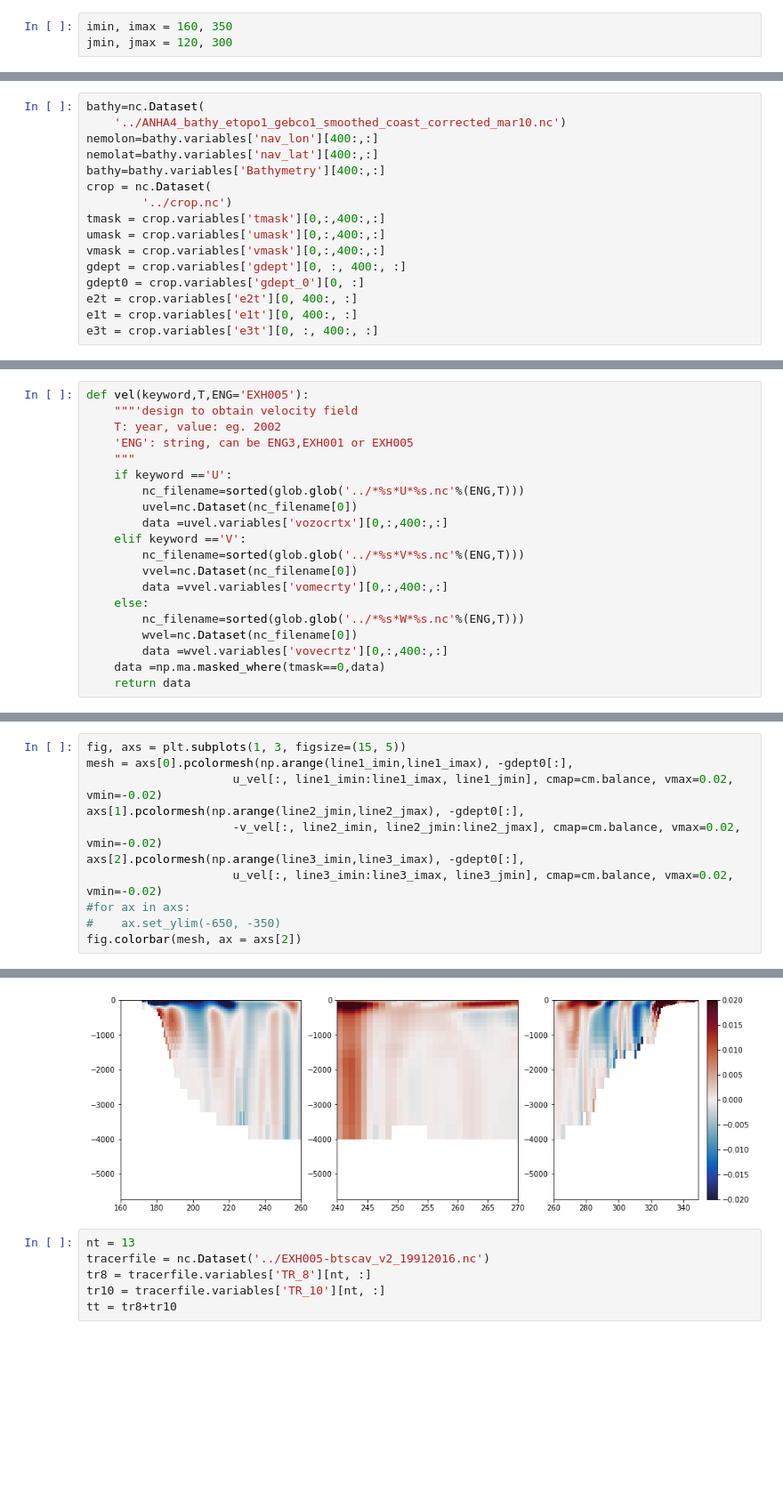
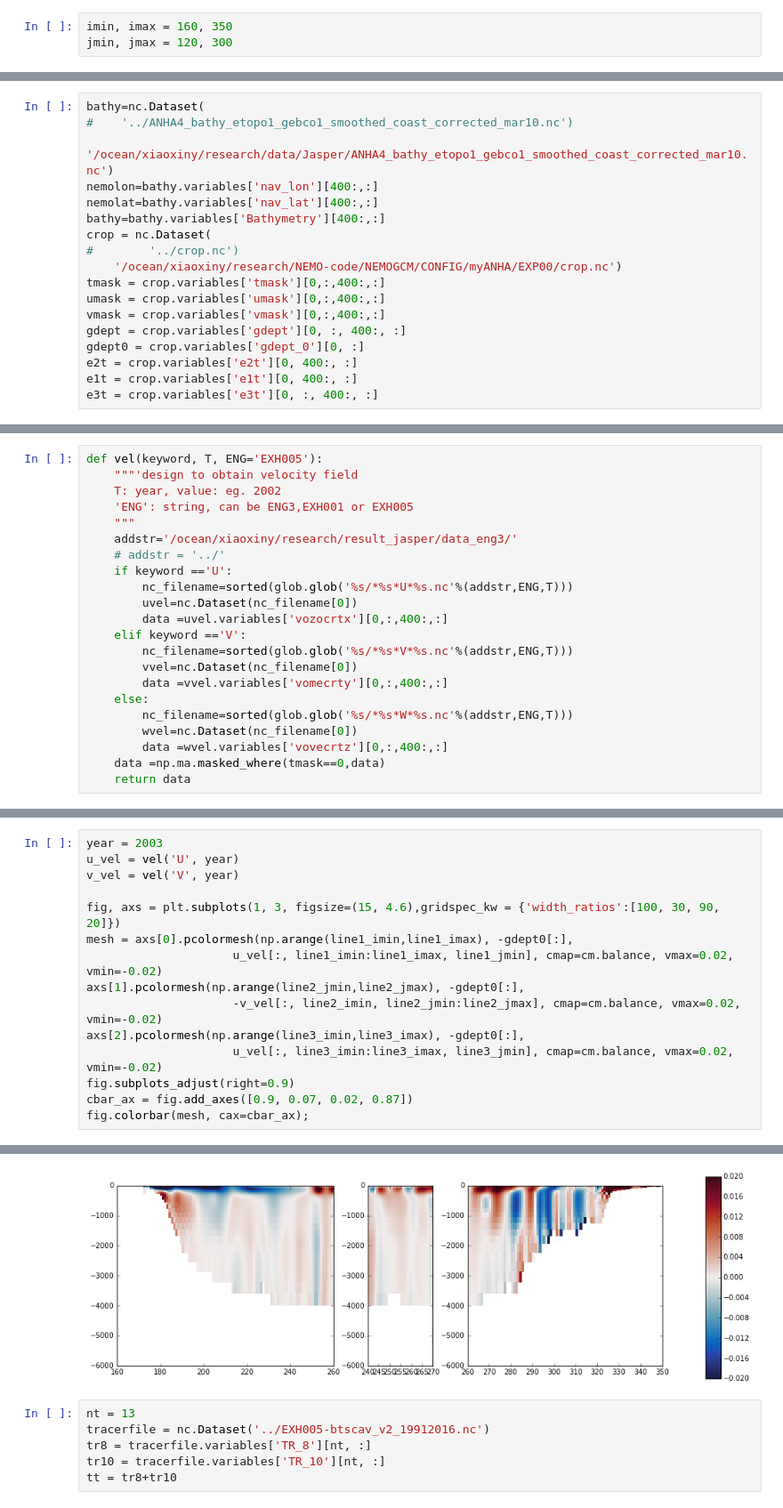
Before and after one commit to UBC-MOAD/analysis-cindy, a Jupyter notebook: proj2_notebooks/Susans.ipynb, the cells around one changed output, grey strips where cells are left out. Shown at 89% size. Drawn from its saved outputs; the diff is of its cells as text; blank space fills up the shorter version.

```diff
--- a/proj2_notebooks/Susans.ipynb
+++ b/proj2_notebooks/Susans.ipynb
@@ -45,11 +19,13 @@ plt.plot(jj-jmin, ii-imin, 'wo');
 # %%
 bathy=nc.Dataset(
-    '../ANHA4_bathy_etopo1_gebco1_smoothed_coast_corrected_mar10.nc')
+#    '../ANHA4_bathy_etopo1_gebco1_smoothed_coast_corrected_mar10.nc')
+    '/ocean/xiaoxiny/research/data/Jasper/ANHA4_bathy_etopo1_gebco1_smoothed_coast_corrected_mar10.nc')
 nemolon=bathy.variables['nav_lon'][400:,:]
 nemolat=bathy.variables['nav_lat'][400:,:]
 bathy=bathy.variables['Bathymetry'][400:,:]
 crop = nc.Dataset(
-        '../crop.nc')
+#        '../crop.nc')
+    '/ocean/xiaoxiny/research/NEMO-code/NEMOGCM/CONFIG/myANHA/EXP00/crop.nc')
 tmask = crop.variables['tmask'][0,:,400:,:]
 umask = crop.variables['umask'][0,:,400:,:]
 vmask = crop.variables['vmask'][0,:,400:,:]
@@ -119,19 +89,21 @@ plt.plot([0, 220], [-3000, -3000])
 # %%
-def vel(keyword,T,ENG='EXH005'):
+def vel(keyword, T, ENG='EXH005'):
     """'design to obtain velocity field
     T: year, value: eg. 2002
     'ENG': string, can be ENG3,EXH001 or EXH005
     """
+    addstr='/ocean/xiaoxiny/research/result_jasper/data_eng3/'
+    # addstr = '../'
     if keyword =='U':
-        nc_filename=sorted(glob.glob('../*%s*U*%s.nc'%(ENG,T)))
+        nc_filename=sorted(glob.glob('%s/*%s*U*%s.nc'%(addstr,ENG,T)))
         uvel=nc.Dataset(nc_filename[0])
         data =uvel.variables['vozocrtx'][0,:,400:,:]
     elif keyword =='V':
-        nc_filename=sorted(glob.glob('../*%s*V*%s.nc'%(ENG,T)))
+        nc_filename=sorted(glob.glob('%s/*%s*V*%s.nc'%(addstr,ENG,T)))
         vvel=nc.Dataset(nc_filename[0])
         data =vvel.variables['vomecrty'][0,:,400:,:]
     else:
-        nc_filename=sorted(glob.glob('../*%s*W*%s.nc'%(ENG,T)))
+        nc_filename=sorted(glob.glob('%s/*%s*W*%s.nc'%(addstr,ENG,T)))
         wvel=nc.Dataset(nc_filename[0])
         data =wvel.variables['vovecrtz'][0,:,400:,:]
     data =np.ma.masked_where(tmask==0,data)
@@ -146,12 +113,16 @@ print(u_vel.shape)
 # %%
-fig, axs = plt.subplots(1, 3, figsize=(15, 5))
+year = 2003
+u_vel = vel('U', year)
+v_vel = vel('V', year)
+
+fig, axs = plt.subplots(1, 3, figsize=(15, 4.6),gridspec_kw = {'width_ratios':[100, 30, 90, 20]})
 mesh = axs[0].pcolormesh(np.arange(line1_imin,line1_imax), -gdept0[:],
                      u_vel[:, line1_imin:line1_imax, line1_jmin], cmap=cm.balance, vmax=0.02, vmin=-0.02)
 axs[1].pcolormesh(np.arange(line2_jmin,line2_jmax), -gdept0[:],
                      -v_vel[:, line2_imin, line2_jmin:line2_jmax], cmap=cm.balance, vmax=0.02, vmin=-0.02)
 axs[2].pcolormesh(np.arange(line3_imin,line3_imax), -gdept0[:],
                      u_vel[:, line3_imin:line3_imax, line3_jmin], cmap=cm.balance, vmax=0.02, vmin=-0.02)
-#for ax in axs:
-#    ax.set_ylim(-650, -350)
-fig.colorbar(mesh, ax = axs[2])
+fig.subplots_adjust(right=0.9)
+cbar_ax = fig.add_axes([0.9, 0.07, 0.02, 0.87])
+fig.colorbar(mesh, cax=cbar_ax);
 # %% [output]
@@ -159,4 +129,4 @@ fig.colorbar(mesh, ax = axs[2])
-[figure, old version]
+[figure, new version]
 # %%
 nt = 13
 tracerfile = nc.Dataset('../EXH005-btscav_v2_19912016.nc')
```
Also changed, not shown: parts of 21 cells of this notebook.
